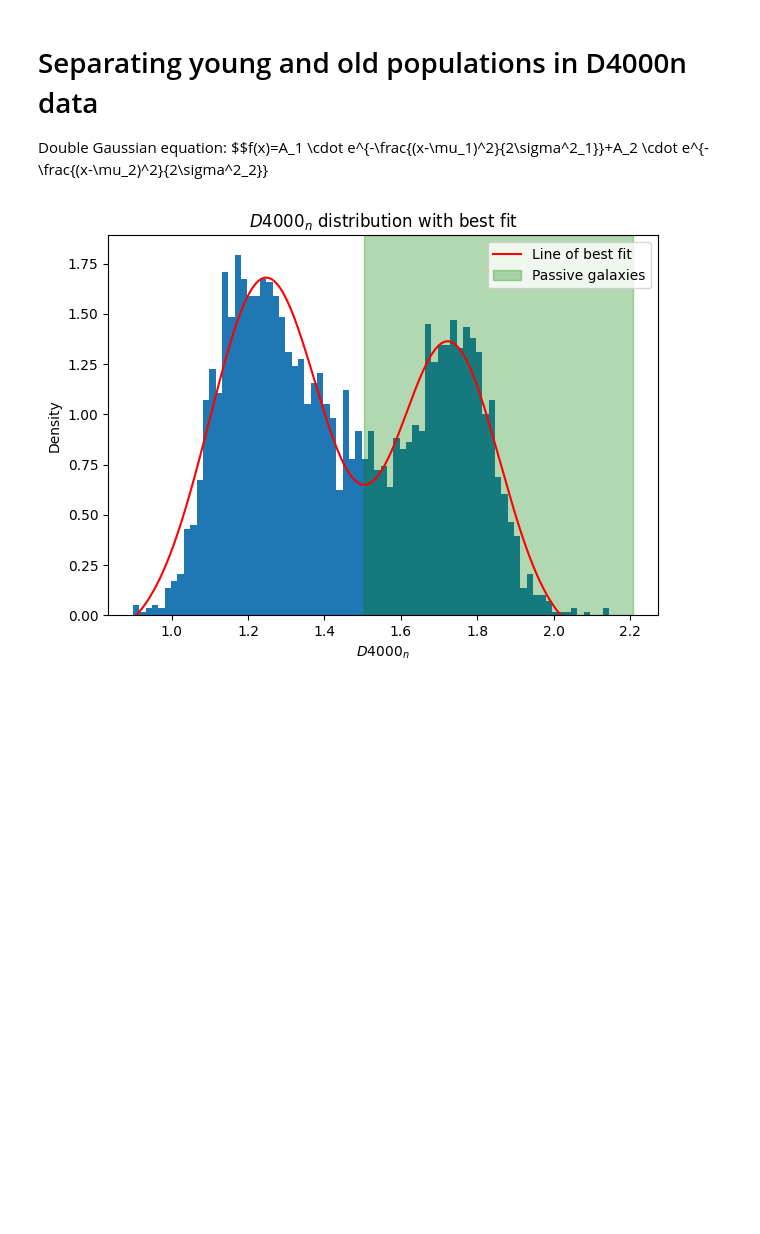
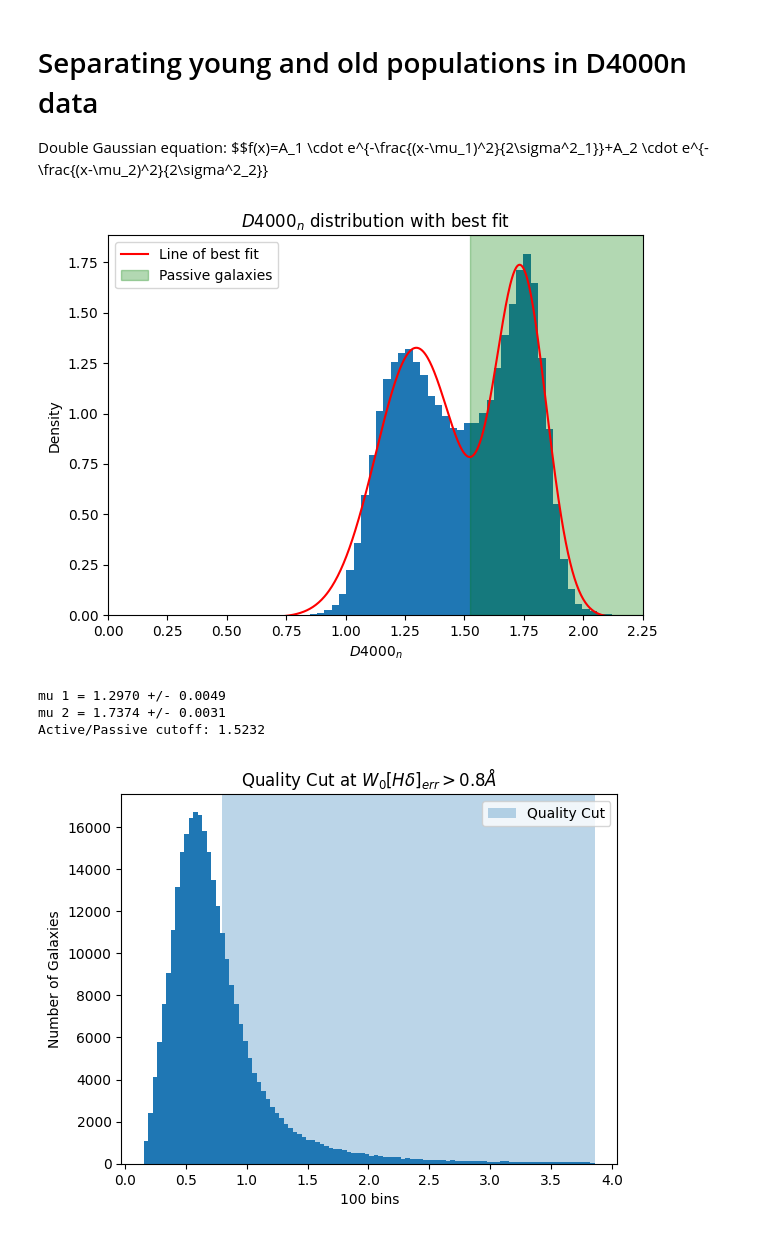
Before and after one commit to maraMaraschino/capstone-project, a Jupyter notebook: timescapes-notebook.ipynb, the cells around one changed output. Cells and saved outputs as stored; diff of their text form; code cells hidden in the pictures; blank space fills up the shorter version.

```diff
--- a/timescapes-notebook.ipynb
+++ b/timescapes-notebook.ipynb
@@ -998,7 +998,18 @@ def load_result(filename):
 #result = merge_pickles("job_test", "test_file_2.pkl", "test_folder")
 #result = load_result("result.pkl")
 #result = load_result("pickled_job/full_pickle.pkl")
-result = load_result("pickled_job/full_pickle_4.pkl")
+result = load_result("pickled_job/full_pickle_file.pkl")
+# %%
+import pickle
+
+with open("pickled_job/full_pickle_file.pkl", "rb") as f:
+    while True:
+        try:
+            obj = pickle.load(f)
+            print("Loaded one object")
+        except EOFError:
+            print("Reached clean EOF")
+            break
 # %% [markdown]
 # Analysis
 Now that all of this data has been collected, it is time to start doing the analysis. The first thing to do is to separate the galaxies into bins based on their general environment classes. Instead of going through the literature to more precisely define if a galaxy is in a void, cluster, or wall, the method here will be to split all data into quartiles. This will be done across each of the search radii to see if galaxies that are in locally dense environments have different signals than galaxies that are in more generally dense environments. The first plots will be to show the distribution of these bins with x-axes of number density in the search radius and y-axes of the age indicators $D4000_n$ and $H\delta$. Then, plots will be made to show the distribution of environment by galaxy class or shape to visualize which galaxy classes/shapes are more likely to be in dense or underdense regions.
@@ -1038,6 +1049,51 @@ def return_bin_counts_centers(dict_key, bins=100):
     bin_centers = 0.5 * (bin_edges[:-1] + bin_edges[1:])
     return bin_centers, counts
 
+def visualize_q_cuts(result, bins=100):
+    hd_err_vals = []
+
+    oii_vals = []
+    oii_err_vals = []
+
+    o_ii = 'oii_EW'
+    o_ii_err = 'oii_EW_err'
+
+    h_delta = 'h_delta_EW'
+    h_delta_err = 'h_delta_EW_err'
+
+    galaxies = result['class_dict']
+    for _, data in galaxies.items():
+        for galaxy in data:
+            hd_err_vals.append(galaxy[h_delta_err])
+            oii_vals.append(galaxy[o_ii])
+            oii_err_vals.append(galaxy[o_ii_err])
+
+    hd_err_vals = np.array(hd_err_vals)
+    oii_vals = np.array(oii_vals)
+    oii_err_vals = np.array(oii_err_vals)
+
+    low, high = np.percentile(hd_err_vals, [0.5, 99])
+    hd_err_clipped = hd_err_vals[(hd_err_vals >= low) & (hd_err_vals <= high)]
+    plt.hist(hd_err_clipped, bins=100)
+    plt.axvspan(0.8, np.max(hd_err_clipped), label='Quality Cut', alpha=0.3)
+    plt.xlabel(f'{bins} bins')
+    plt.ylabel("Number of Galaxies")
+    plt.title(r'Quality Cut at $W_0[H\delta]_{err} > 0.8 \AA$')
+    plt.legend()
+    plt.show()
+
+    SN = oii_vals/oii_err_vals
+    low, high = np.percentile(SN, [1.1, 97])
+    SN_clipped = SN[(SN >= low) & (SN <= high)]
+    plt.hist(SN_clipped, bins=bins)
+    plt.axvspan(np.min(SN_clipped), 2, alpha=0.3, label="Quality Cut")
+    plt.xlabel(f'{bins} bins')
+    plt.ylabel("Number of Galaxies")
+    plt.title(r'Quality Cut at $W_0[OII]/W_0[OII]_{err} < 2$')
+    plt.xlim(left=np.min(SN_clipped))
+    plt.legend()
+    plt.show()
+
 def find_best_fit(result, dict_key, p0, plot=False, bins=100):
     bin_centers, counts = return_bin_counts_centers(dict_key, bins=bins)
     popt, pcov = find_dgaussian_values(bin_centers, counts, p0=p0)
@@ -1054,6 +1110,8 @@ def find_best_fit(result, dict_key, p0, plot=False, bins=100):
             D4000n_vals.append(galaxy['D4000n'])
 
     # Find D4000n peaks
+    D4000n_vals = np.array(D4000n_vals)
+    D4000n_vals = D4000n_vals[np.isfinite(D4000n_vals)]
     counts, bin_edges = np.histogram(D4000n_vals, bins=bins, density=True)
     bin_centers = 0.5 * (bin_edges[:-1] + bin_edges[1:])
     if plot:
@@ -1064,37 +1122,45 @@ def find_best_fit(result, dict_key, p0, plot=False, bins=100):
     y_fit = double_gaussian(x_fit, *popt)
     if plot:
         plt.plot(x_fit, y_fit, color='red', label="Line of best fit")
-
-    colors = ['green', 'black']
 
     mu_1, mu_2             = popt[1], popt[4]
     mu_1_sigma, mu_2_sigma = sigmas[1], sigmas[4]
     mu_sigma_pairs = [(mu_1, mu_1_sigma), (mu_2, mu_2_sigma)]
 
     # Find valley for splitting passive and active
     left, right = sorted([mu_1, mu_2])
     mask = (x_fit >= left) & (x_fit <= right)
     x_between = x_fit[mask]
     y_between = y_fit[mask]
     valley_x = x_between[np.argmin(y_between)]
 
 
     if plot:
         xmax = plt.xlim()[-1]
         plt.axvspan(valley_x, xmax, color='green', alpha=0.3, label='Passive galaxies')
         plt.xlabel(r"$D4000_n$")
         plt.ylabel(f'Density')
         plt.title(r"$D4000_n$ distribution with best fit")
         plt.legend()
         plt.ylim(bottom=0)
+        plt.xlim(0, 2.25)
         plt.tight_layout()
         plt.savefig(f'Images/D4000n_distribution.png')
         plt.show()
 
     return mu_sigma_pairs, valley_x
 
 # amp_1, mu_1, sigma_1, amp_2, mu_2, sigma_2, y_offset
-p0 = [1, 1.15, 0.15, 3, 1.75, 0.08, 0]
-mu_sigma_pairs = find_best_fit(result, 'class_dict', p0=p0, plot=True, bins=75)
+p0 = [1.25, 1.3, 0.005, 1.75, 1.8, 0.04, 0]
+mu_sigma_pairs, valley_x = find_best_fit(result, 'class_dict', p0=p0, plot=True, bins=100)
+(mu_1, sigma_1), (mu_2, sigma_2) = mu_sigma_pairs
+print(f'mu 1 = {mu_1:.4f} +/- {sigma_1:.4f}\nmu 2 = {mu_2:.4f} +/- {sigma_2:.4f}')
+print(f'Active/Passive cutoff: {valley_x:.4f}')
+
+visualize_q_cuts(result, bins=100)
 # %% [output]
-[figure, old version]
+[figure, new version]
+mu 1 = 1.2970 +/- 0.0049
+mu 2 = 1.7374 +/- 0.0031
+Active/Passive cutoff: 1.5232
+[figure, added]
```
Also changed, not shown: parts of 9 cells of this notebook, 1 other file.
